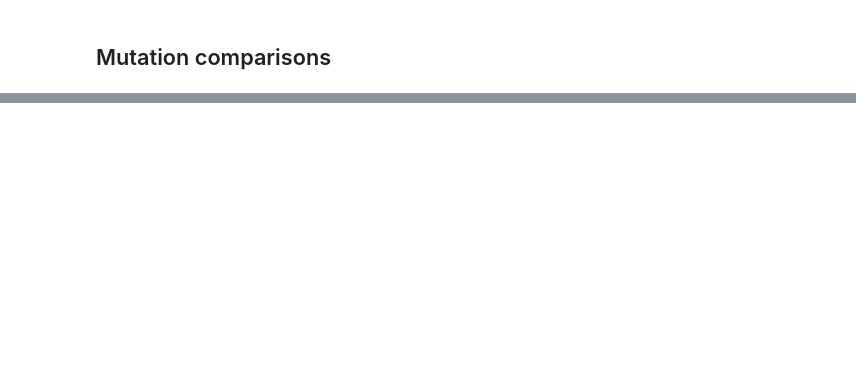
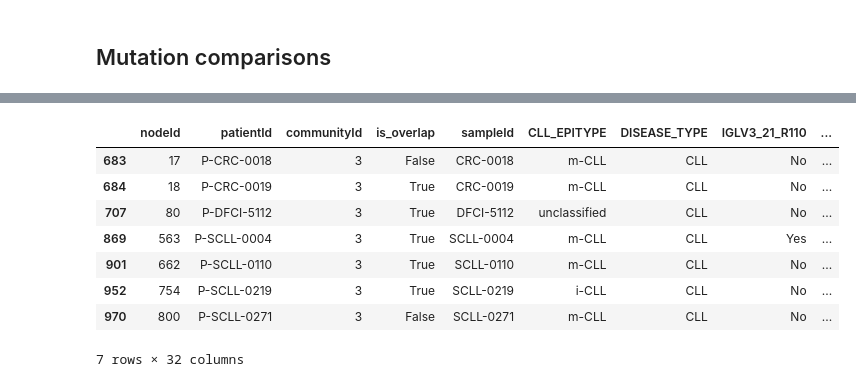
Before and after one commit to MahikaJaguste/msc-thesis, a Jupyter notebook: patient_community_project/analysis/overlapping_analysis.ipynb, the cells around one changed output, grey strips where cells are left out. Saved outputs shown, nothing was run; the diff lists cells and outputs as text; code cells hidden in the pictures; blank space fills up the shorter version.

Commit message:
analysing why overlapping comms

```diff
--- a/patient_community_project/analysis/overlapping_analysis.ipynb
+++ b/patient_community_project/analysis/overlapping_analysis.ipynb
@@ -527,0 +486,12 @@ Top 10 in overlap [2,3]: ['protein-coding', 'ncRNA', 'other']
+# %%
+merged[(merged['communityId'] == 3) & (merged['FFS_STATUS'] == 1)]
+# %% [output]
+|  | nodeId | patientId | communityId | is_overlap | sampleId | CLL_EPITYPE | DISEASE_TYPE | IGLV3_21_R110 | ... |
+| 683 | 17 | P-CRC-0018 | 3 | False | CRC-0018 | m-CLL | CLL | No | ... |
+| 684 | 18 | P-CRC-0019 | 3 | True | CRC-0019 | m-CLL | CLL | No | ... |
+| 707 | 80 | P-DFCI-5112 | 3 | True | DFCI-5112 | unclassified | CLL | No | ... |
+| 869 | 563 | P-SCLL-0004 | 3 | True | SCLL-0004 | m-CLL | CLL | Yes | ... |
+| 901 | 662 | P-SCLL-0110 | 3 | True | SCLL-0110 | m-CLL | CLL | No | ... |
+| 952 | 754 | P-SCLL-0219 | 3 | True | SCLL-0219 | i-CLL | CLL | No | ... |
+| 970 | 800 | P-SCLL-0271 | 3 | False | SCLL-0271 | m-CLL | CLL | No | ... |
+7 rows × 32 columns
```
Also changed, not shown: parts of 12 cells of this notebook.
